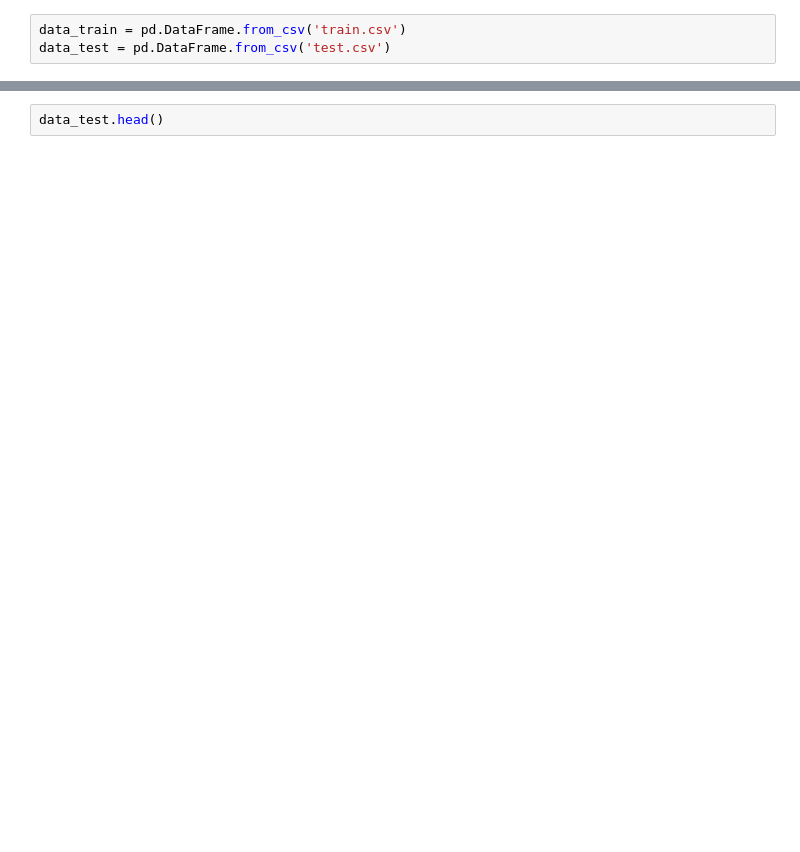
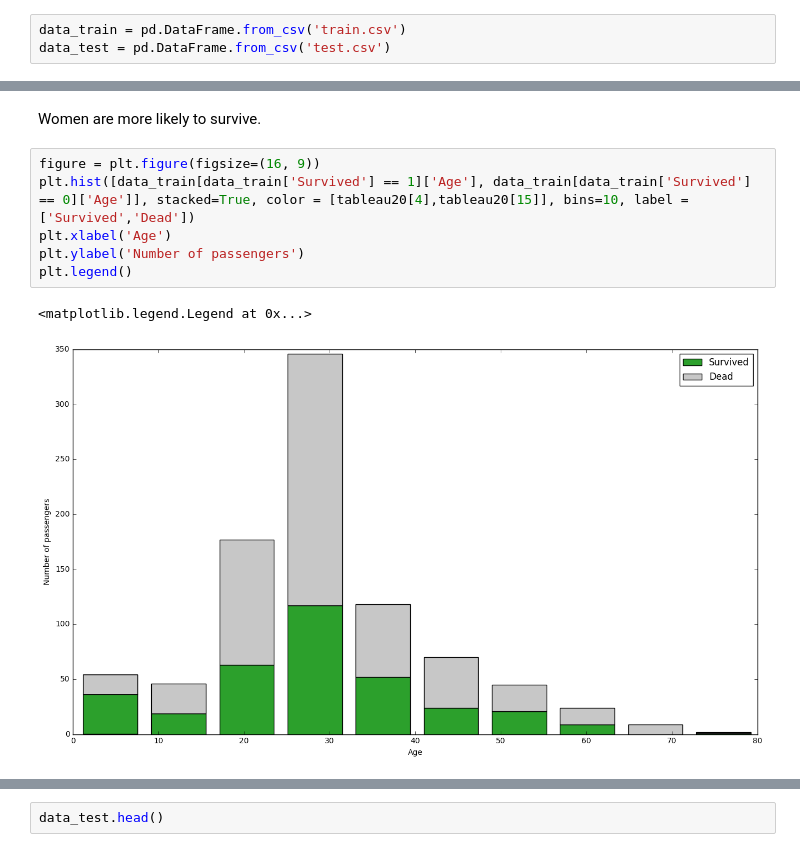
Before and after one commit to savourylie/TitanicDisaster, a Jupyter notebook: titanic_disaster.ipynb, the cells around one changed output, grey strips where cells are left out. Saved outputs shown, nothing was run; the diff lists cells and outputs as text; blank space fills up the shorter version.

```diff
--- a/titanic_disaster.ipynb
+++ b/titanic_disaster.ipynb
@@ -47,0 +88,11 @@ data_train_X, data_train_y = shuffle(data_train_X, data_train_y, random_state=0)
+# %% [markdown]
+Women are more likely to survive.
+# %%
+figure = plt.figure(figsize=(16, 9))
+plt.hist([data_train[data_train['Survived'] == 1]['Age'], data_train[data_train['Survived'] == 0]['Age']], stacked=True, color = [tableau20[4],tableau20[15]], bins=10, label = ['Survived','Dead'])
+plt.xlabel('Age')
+plt.ylabel('Number of passengers')
+plt.legend()
+# %% [output]
+<matplotlib.legend.Legend at 0x...>
+[figure, added]
```
Also changed, not shown: parts of 26 cells of this notebook, 1 other file.
